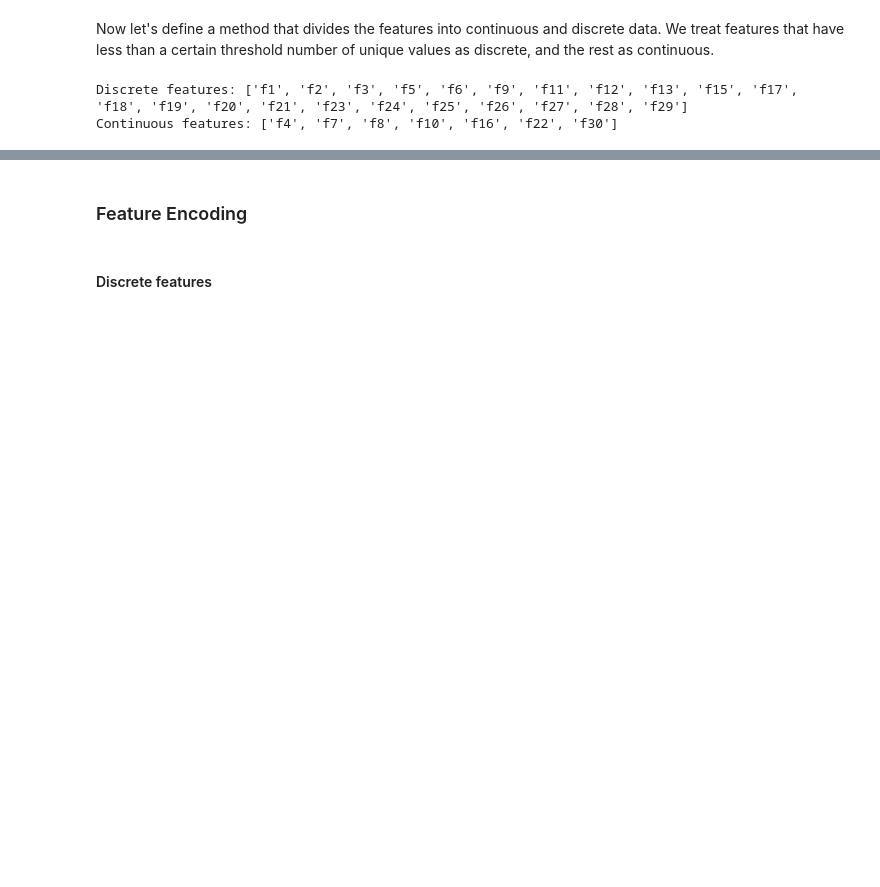
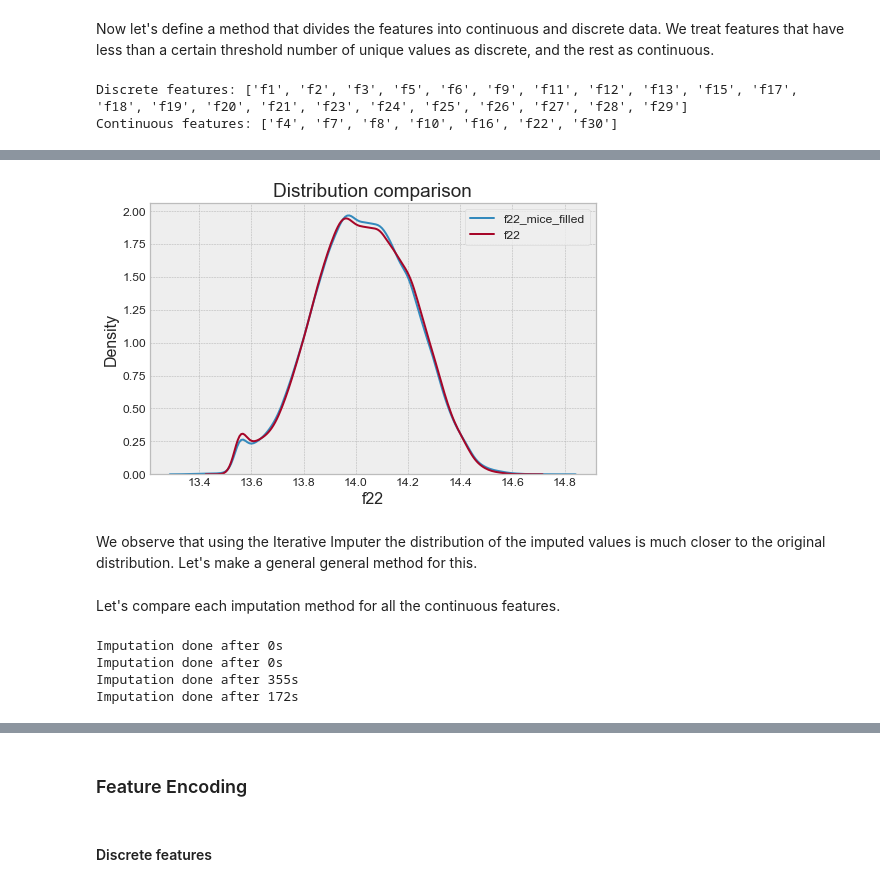
Before and after one commit to wQuole/TDT05, a Jupyter notebook: eda.ipynb, the cells around one changed output, grey strips where cells are left out. Drawn from its saved outputs; the diff is of its cells as text; code cells hidden in the pictures; blank space fills up the shorter version.

```diff
--- a/eda.ipynb
+++ b/eda.ipynb
@@ -243,0 +299,10 @@ And for discrete data:
+# %%
+mice_f22 = imputed[:, 17]
+sns.distplot(mice_f22, hist=False, label='f22_mice_filled')
+sns.distplot(mice_imputation_df[feat], hist=False, label=feat)
+plt.legend()
+plt.title('Distribution comparison');
+# %% [output]
+[figure, added]
+# %% [markdown]
+We observe that using the Iterative Imputer the distribution of the imputed values is much closer to the original distribution. Let's make a general general method for this.
@@ -243,0 +342,13 @@ And for discrete data:
+# %% [markdown]
+Let's compare each imputation method for all the continuous features.
+# %%
+feature_df = df.select_dtypes('float64')
+imp, df_imputed_mean = impute_continuous_features(df, feature_df, cont_cols, method='mean')
+imp, df_imputed_median = impute_continuous_features(df, feature_df, cont_cols, method='median')
+imp, df_imputed_knn = impute_continuous_features(df, feature_df, cont_cols, method='knn')
+imp, df_imputed_mice = impute_continuous_features(df, feature_df, cont_cols, method='mice')
+# %% [output]
+Imputation done after 0s
+Imputation done after 0s
+Imputation done after 355s
+Imputation done after 172s
```
Also changed, not shown: parts of 31 cells of this notebook.
